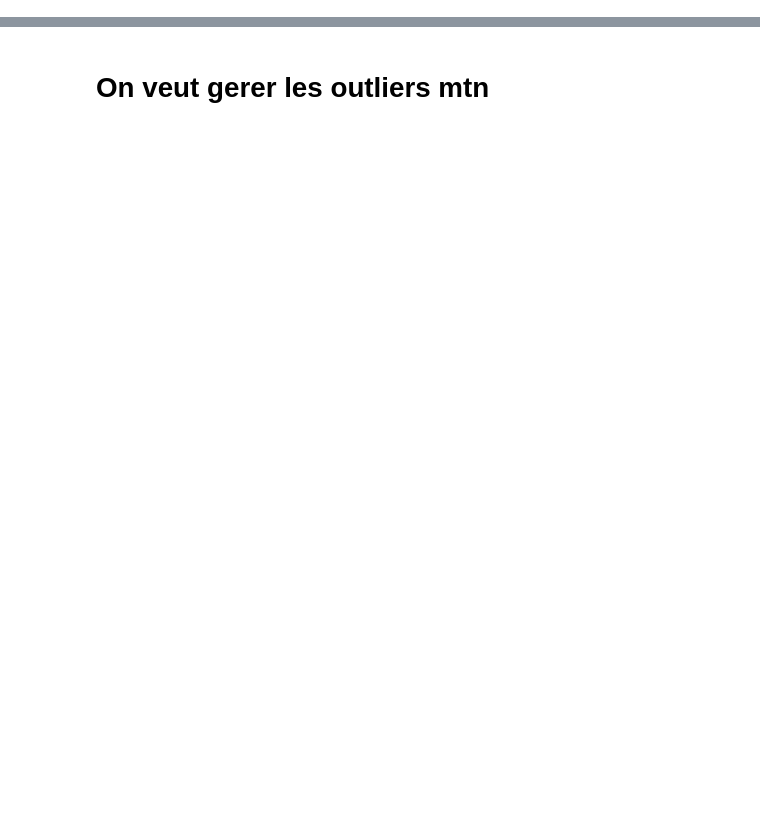
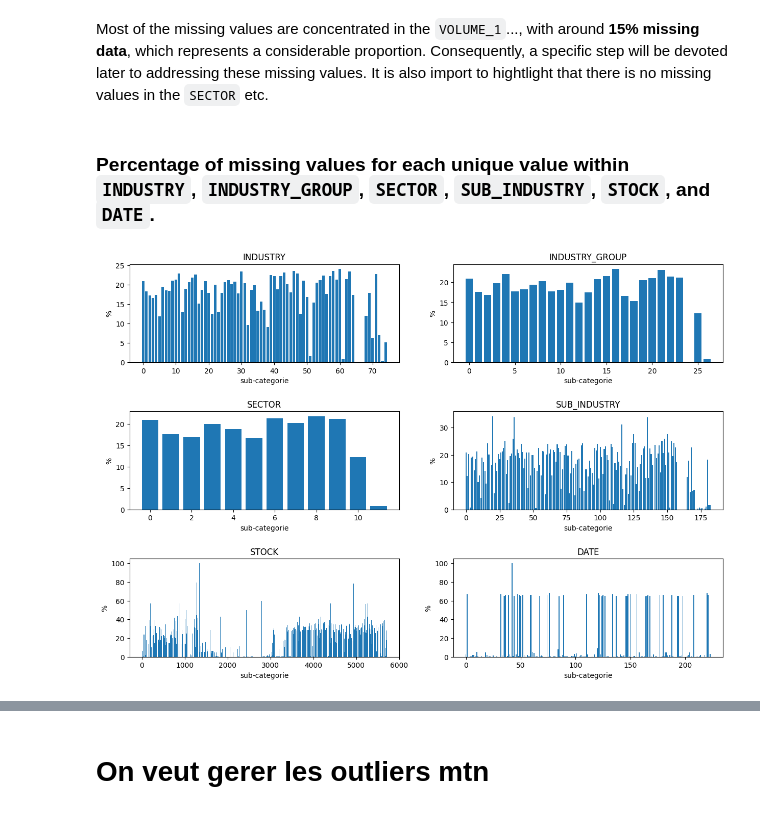
Before and after one commit to AxelPortier/QRT_Challenge_ENS, a Jupyter notebook: Test_Axel.ipynb, the cells around one changed output, grey strips where cells are left out. Cells and saved outputs as stored; diff of their text form; code cells hidden in the pictures; blank space fills up the shorter version.

```diff
--- a/Test_Axel.ipynb
+++ b/Test_Axel.ipynb
@@ -88,20 +100,0 @@ dtype: float64
-# %%
-#ptits plot pour voir le pourcentage de missing value par unique value dans les sub categorrie. en moyenne 20% est missing dans chaque
-#Cest asssez consequent donc on va etudier ca pour
-#1ER TEMPS SUPPRIMER LES LIGNES VRAIMENT LEGERES
-#2EME TEMPS REPLACE LES NAN MINORITAIRES PAR UNE VALUER COHERENTE
-
-plt.figure(figsize=(15,10))
-plt.subplots_adjust(hspace=0.5)
-for i,categorie in enumerate(['INDUSTRY', 'INDUSTRY_GROUP', 'SECTOR', 'SUB_INDUSTRY', 'STOCK', 'DATE']):
-    plt.subplot(3,2,i+1)
-    plt.title(categorie)
-    X_absciss = cleaned_train[categorie].sort_values().unique()
-
-    unique_Y_values = cleaned_train[categorie].sort_values().unique()
-    Y_absciss = [(cleaned_train[cleaned_train[categorie]==sub_categorie].isna().sum(axis=1)>0).sum()/len(cleaned_train[cleaned_train[categorie]==sub_categorie])*100 for sub_categorie in unique_Y_values]
-
-    plt.bar(X_absciss,Y_absciss)
-    plt.xlabel('sub-categorie')
-    plt.ylabel('%')
-plt.show()
@@ -144,0 +178,23 @@ dtype: float64
+# %% [markdown]
+Most of the missing values are concentrated in the `VOLUME_1`..., with around **15% missing data**, which represents a considerable proportion.
+Consequently, a specific step will be devoted later to addressing these missing values.
+It is also import to hightlight that there is no missing values in the `SECTOR` etc.
+# %% [markdown]
+### Percentage of missing values for each unique value within  `INDUSTRY`, `INDUSTRY_GROUP`, `SECTOR`, `SUB_INDUSTRY`, `STOCK`, and `DATE`.
+# %%
+plt.figure(figsize=(15,10))
+plt.subplots_adjust(hspace=0.5)
+for i,categorie in enumerate(['INDUSTRY', 'INDUSTRY_GROUP', 'SECTOR', 'SUB_INDUSTRY', 'STOCK', 'DATE']):
+    plt.subplot(3,2,i+1)
+    plt.title(categorie)
+    X_absciss = cleaning_train[categorie].sort_values().unique()
+
+    unique_Y_values = cleaning_train[categorie].sort_values().unique()
+    Y_absciss = [(cleaning_train[cleaning_train[categorie]==sub_categorie].isna().sum(axis=1)>0).sum()/len(cleaning_train[cleaning_train[categorie]==sub_categorie])*100 for sub_categorie in unique_Y_values]
+
+    plt.bar(X_absciss,Y_absciss)
+    plt.xlabel('sub-categorie')
+    plt.ylabel('%')
+plt.show()
+# %% [output]
+[figure, added]
```
Also changed, not shown: parts of 64 cells of this notebook.
